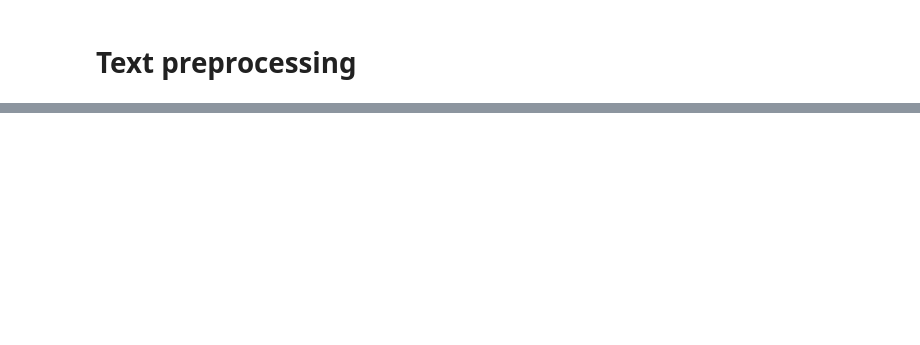
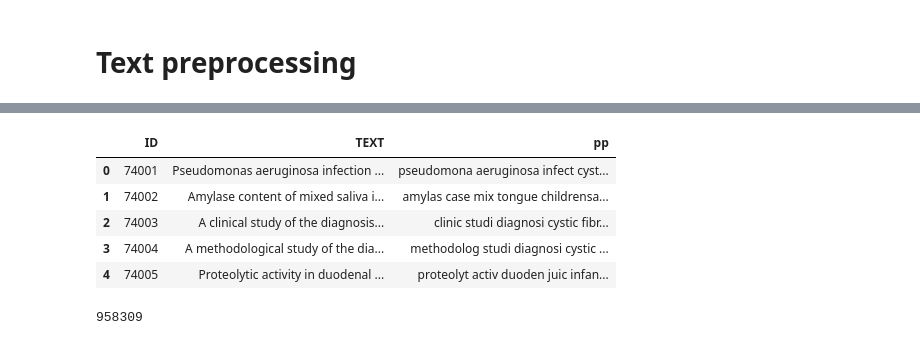
Before and after one commit to AnnaPaulaFigueiredo/INFORMATION-RETRIEVAL-TP1, a Jupyter notebook: code/analysis.ipynb, the cells around one changed output, grey strips where cells are left out. Cells and saved outputs as stored; diff of their text form; code cells hidden in the pictures; blank space fills up the shorter version.

```diff
--- a/code/analysis.ipynb
+++ b/code/analysis.ipynb
@@ -135,4 +165,5 @@ def read_file_query(file_path):
     return df
 
 # Lê o arquivo e cria o DataFrame
-df_queries = read_file_query(f'../data/{fn_queries}')
+df_query = read_file_query(f'../data/{fn_queries}')
+df_query.head()
@@ -174,0 +357,6 @@ df_queries['QU_preprocessed'] = df_queries['QU'].progress_apply(lambda x: prepro
+# %%
+# Involve both datas
+df_dr, df_qr = reduce_vocabulary(df_data_pp, df_query_pp, 'pp')
+
+# Involve both data, but random choose the synonims
+#data, query = reduce_vocabulary(df_data, df_query, ['TEXT', 'QU'])
@@ -174,0 +379,13 @@ df_queries['QU_preprocessed'] = df_queries['QU'].progress_apply(lambda x: prepro
+# %%
+df_dr.head()
+# %% [output]
+|  | ID | TEXT | pp |
+| 0 | 74001 | Pseudomonas aeruginosa infection ... | pseudomona aeruginosa infect cyst... |
+| 1 | 74002 | Amylase content of mixed saliva i... | amylas case mix tongue childrensa... |
+| 2 | 74003 | A clinical study of the diagnosis... | clinic studi diagnosi cystic fibr... |
+| 3 | 74004 | A methodological study of the dia... | methodolog studi diagnosi cystic ... |
+| 4 | 74005 | Proteolytic activity in duodenal ... | proteolyt activ duoden juic infan... |
+# %%
+len(result)
+# %% [output]
+958309
```
Also changed, not shown: parts of 22 cells of this notebook.
